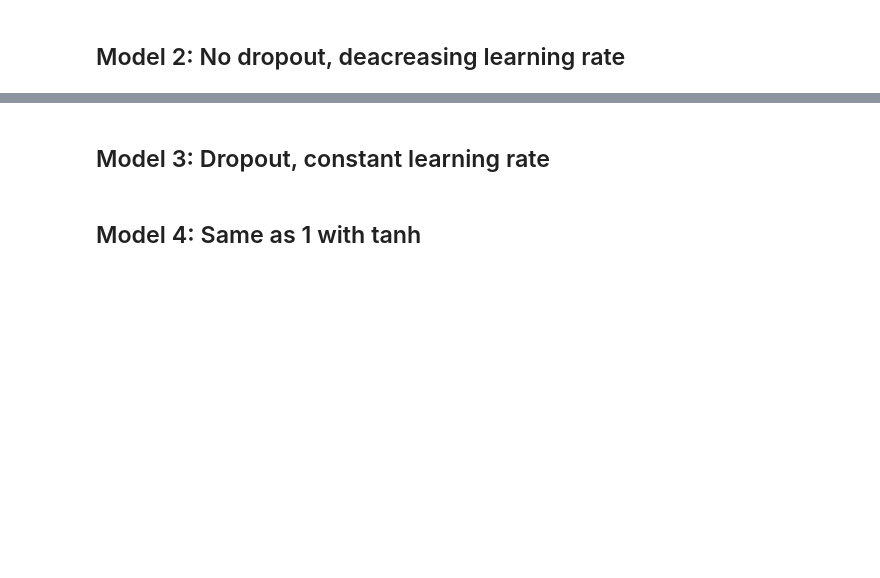
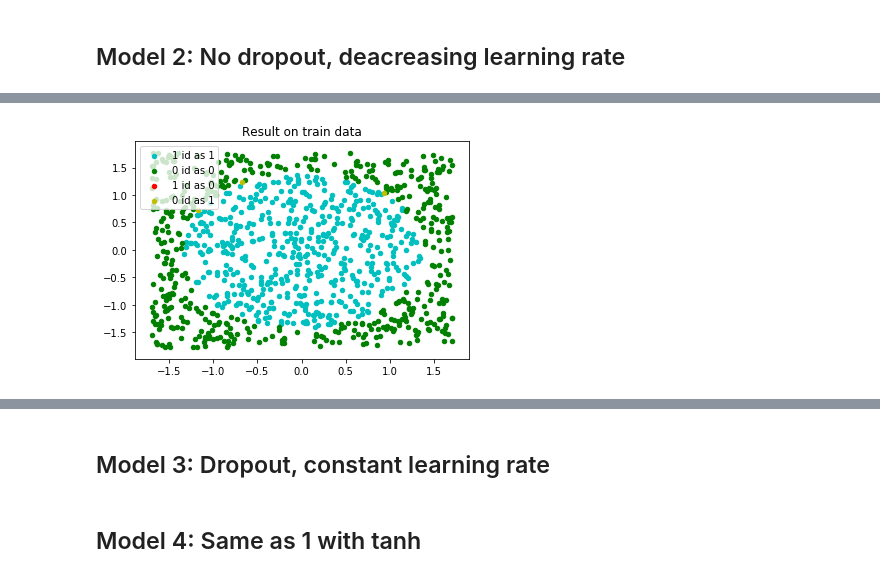
Before and after one commit to natbolon/DL, a Jupyter notebook: Project2/test.ipynb, the cells around one changed output, grey strips where cells are left out. Saved outputs shown, nothing was run; the diff lists cells and outputs as text; code cells hidden in the pictures; blank space fills up the shorter version.

```diff
--- a/Project2/test.ipynb
+++ b/Project2/test.ipynb
@@ -203,0 +337,13 @@ plot_result(test_input, test_target, id_class_test)
+# %%
+output = model_22.forward(test_input)
+l = model_22.compute_loss(output, test_target)
+
+print("\n ")
+print("Loss: ", l.item())
+print("Number of errors: ", compute_number_error(output, test_target).item())
+print("\n ")
+
+
+id_class_test = output.argmax(dim=1)
+plot_result(test_input, test_target, id_class_test)
+# %% [output]
@@ -203,0 +352 @@ plot_result(test_input, test_target, id_class_test)
+[figure, added]
```
Also changed, not shown: parts of 15 cells of this notebook, 1 other file.
